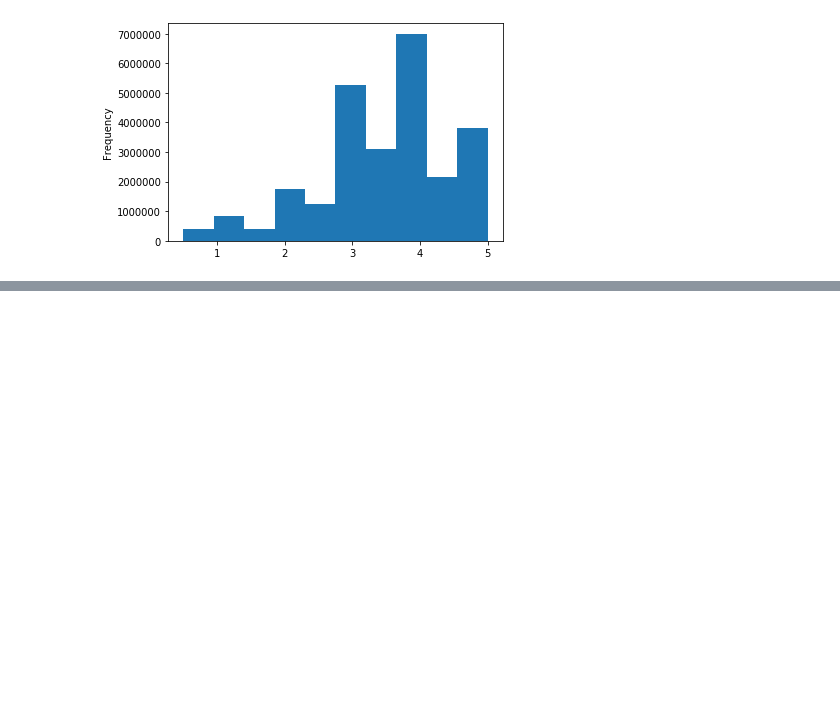
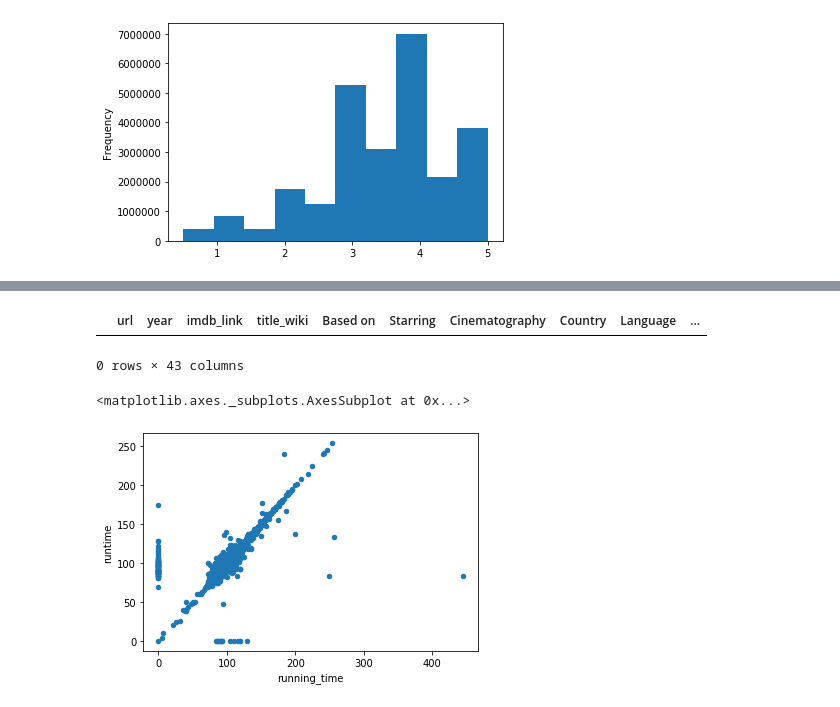
Before and after one commit to jwade688/Movies-ETL, a Jupyter notebook: movie_data.ipynb, the cells around one changed output, grey strips where cells are left out. Cells and saved outputs as stored; diff of their text form; code cells hidden in the pictures; blank space fills up the shorter version.

```diff
--- a/movie_data.ipynb
+++ b/movie_data.ipynb
@@ -218,9 +218,9 @@ sorted(wiki_movies_df.columns.tolist())
  'year']
 # %%
 # Create a column 'imdb ID' and remove duplicates
-wiki_movies_df['imdb ID'] = wiki_movies_df['imdb_link'].str.extract(r'(tt\d{7})')
+wiki_movies_df['imdb_id'] = wiki_movies_df['imdb_link'].str.extract(r'(tt\d{7})')
 print(len(wiki_movies_df))
-wiki_movies_df.drop_duplicates(subset='imdb ID', inplace=True)
+wiki_movies_df.drop_duplicates(subset='imdb_id', inplace=True)
 print(len(wiki_movies_df))
 wiki_movies_df.head()
 # %% [output]
@@ -822,3 +822,7 @@ min      5.000000e-01
 max      5.000000e+00
 Name: rating, dtype: float64
 [figure]
+# %%
+# MERGING WIKIPEDIA AND KAGGLE DATA
+movies_df = pd.merge(wiki_movies_df, kaggle_metadata, on='imdb_id', suffixes=['_wiki','_kaggle'])
+sorted(movies_df.columns.tolist())
@@ -824,0 +892,17 @@ Name: rating, dtype: float64
+# %%
+# Kaggle looks better, check to see if it's missing titles
+movies_df[(movies_df['title_kaggle'] == '') | (movies_df['title_kaggle'].isnull())]
+
+# DROP WIKI!
+# %% [output]
+|  | url | year | imdb_link | title_wiki | Based on | Starring | Cinematography | Country | Language | ... |
+0 rows × 43 columns
+# %%
+# CHECK RUNTIME
+# Create a scatter plot of both values
+movies_df.fillna(0).plot(x='running_time', y='runtime', kind='scatter')
+
+# Keep Kaggle; fill in zeros with wiki data
+# %% [output]
+<matplotlib.axes._subplots.AxesSubplot at 0x...>
+[figure, added]
```
Also changed, not shown: parts of 27 cells of this notebook.
